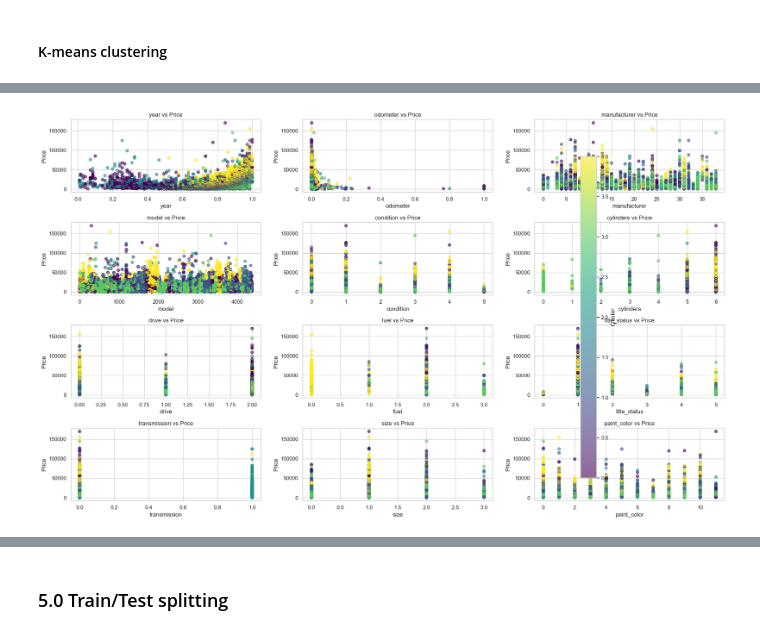
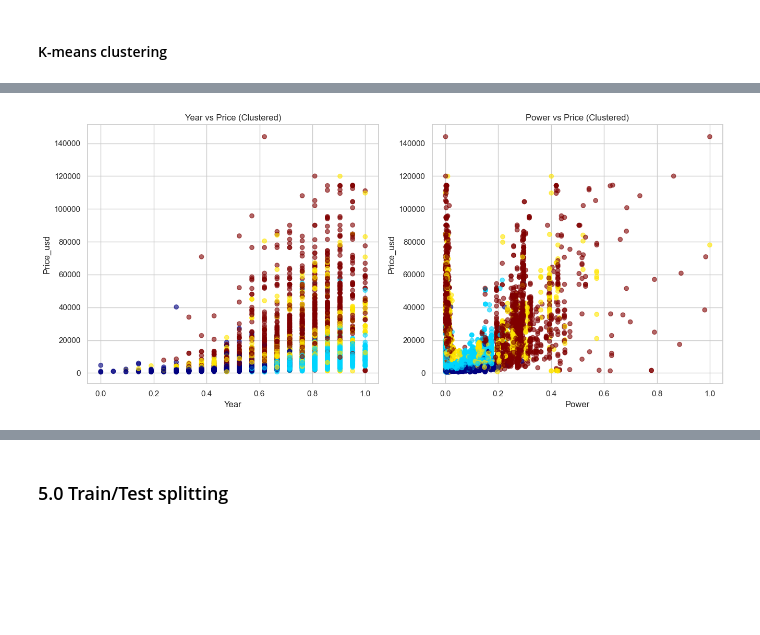
Before and after one commit to Alp-0zturk/SCPP_Project, a Jupyter notebook: main.ipynb, the cells around one changed output, grey strips where cells are left out. Saved outputs shown, nothing was run; the diff lists cells and outputs as text; code cells hidden in the pictures; blank space fills up the shorter version.

```diff
--- a/main.ipynb
+++ b/main.ipynb
@@ -390,53 +216,65 @@ Name: price, dtype: float64
 # %%
 # Load the data
-df = pd.read_csv('numerical_data.csv')
+df = pd.read_csv('dataset-cleaned-normalized.csv')
 
-# Separate features and target
-X = df.drop('price', axis=1)
-y = df['price']
+X = df[numerical_features]
+y = df['Price_usd']
 
 # Scale the features
 scaler = StandardScaler()
 X_scaled = scaler.fit_transform(X)
 
 # Apply K-means clustering
-n_clusters = 5
+n_clusters = 4
 kmeans = KMeans(n_clusters=n_clusters, random_state=42)
 cluster_labels = kmeans.fit_predict(X_scaled)
 
-# Add cluster labels to the original dataframe
+# Add cluster labels to the dataframe
 df['Cluster'] = cluster_labels
 
-# Create subplots for each attribute compared to price
-attributes = ['year', 'odometer', 'manufacturer', 'model', 'condition', 'cylinders', 'drive', 'fuel', 'title_status', 'transmission', 'size', 'paint_color']
-fig, axes = plt.subplots(4, 3, figsize=(20, 12))
-axes = axes.ravel()
+# Create visualization subplots
+fig = plt.figure(figsize=(20, 6))
 
-for idx, attribute in enumerate(attributes):
-    scatter = axes[idx].scatter(df[attribute], df['price'],
-                              c=df['Cluster'],
-                              cmap='viridis',
-                              alpha=0.6)
-    axes[idx].set_xlabel(attribute)
-    axes[idx].set_ylabel('Price')
-    axes[idx].set_title(f'{attribute} vs Price')
+# Plot 1: Year vs Price
+plt.subplot(1, 3, 1)
+scatter1 = plt.scatter(df['Year'], df['Price_usd'],c=cluster_labels, cmap='jet', alpha=0.6)
+plt.xlabel('Year')
+plt.ylabel('Price_usd')
+plt.title('Year vs Price (Clustered)')
+#plt.colorbar(scatter1, label='Cluster')
 
-# Add a colorbar
-plt.colorbar(scatter, ax=axes, label='Cluster')
+# Plot 2: Odometer vs Price
+plt.subplot(1, 3, 2)
+scatter2 = plt.scatter(df['Odometer'], df['Price_usd'],c=cluster_labels, cmap='jet', alpha=0.6)
+plt.xlabel('Odometer')
+plt.ylabel('Price_usd')
+plt.title('Odometer vs Price (Clustered)')
+#plt.colorbar(scatter2, label='Cluster')
+
+plt.subplot(1, 3, 2)
+scatter2 = plt.scatter(df['Power'], df['Price_usd'],c=cluster_labels, cmap='jet', alpha=0.6)
+plt.xlabel('Power')
+plt.ylabel('Price_usd')
+plt.title('Power vs Price (Clustered)')
+#plt.colorbar(scatter2, label='Cluster')
 
 plt.tight_layout()
 plt.show()
 
 # Print cluster statistics
 print("\nCluster Statistics:")
 for cluster in range(n_clusters):
     cluster_data = df[df['Cluster'] == cluster]
     print(f"\nCluster {cluster}:")
     print(f"Number of cars: {len(cluster_data)}")
-    print(f"Average price: ${cluster_data['price'].mean():,.2f}")
-    print(f"Price range: ${cluster_data['price'].min():,.2f} - ${cluster_data['price'].max():,.2f}")
+    print(f"Average price: ${cluster_data['Price_usd'].mean():,.2f}")
+    print(f"Average year: {cluster_data['Year'].mean():.4f}")
+    print(f"Average odometer: {cluster_data['Odometer'].mean():.4f}")
+    print(f"Average Power: {cluster_data['Power'].mean():.4f}")
+   # Load the data
+df = pd.read_csv('dataset-cleaned-normalized.csv')
 # %% [output]
-[figure, old version]
+[figure, new version]
 Cluster Statistics:
 
 Cluster 0:
```
Also changed, not shown: parts of 20 cells of this notebook, 9 other files.
